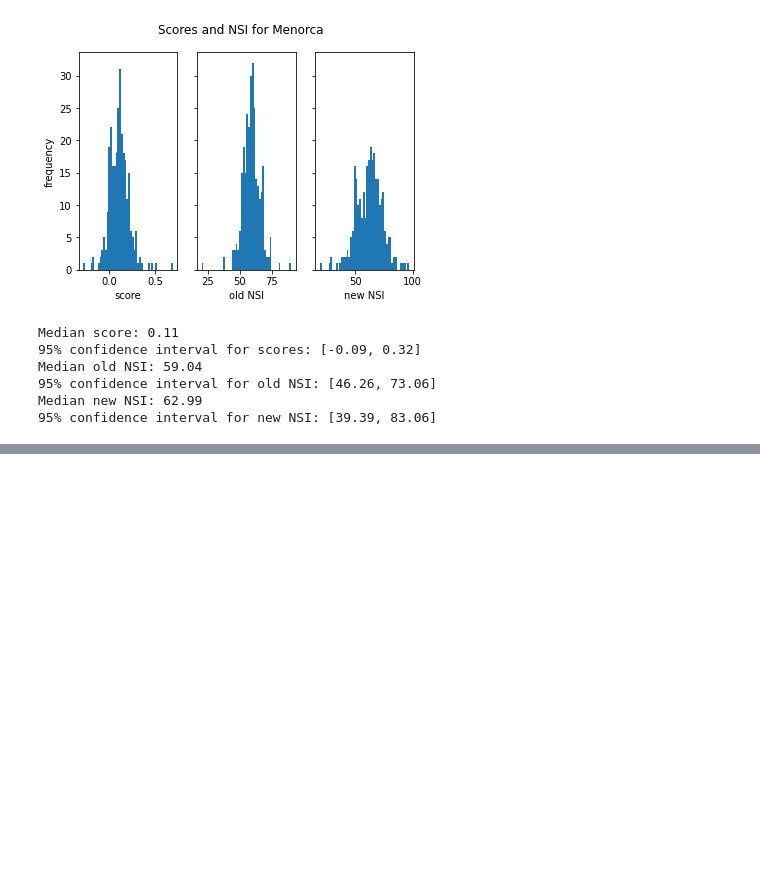
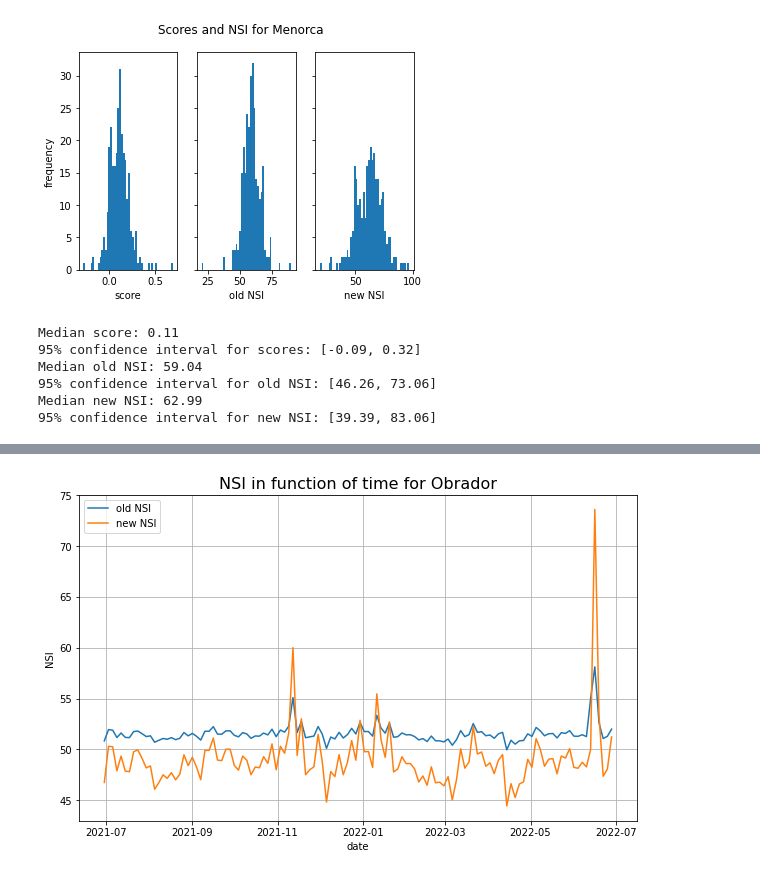
Before and after one commit to sergiolives19/Naveler, a Jupyter notebook: NSI/NSI.ipynb, the cells around one changed output, grey strips where cells are left out. Cells and saved outputs as stored; diff of their text form; code cells hidden in the pictures; blank space fills up the shorter version.

```diff
--- a/NSI/NSI.ipynb
+++ b/NSI/NSI.ipynb
@@ -272,0 +322,13 @@ Median new NSI: 62.99
+# %%
+obrador_reduced_dates, obrador_reduced_old_NSI, obrador_reduced_new_NSI = nsi_per_date(obrador_dates, obrador_old_NSI, obrador_new_NSI)
+fig, ax = plt.subplots()
+fig.set_size_inches(10, 6)
+ax.set_title("NSI in function of time for Obrador", fontsize=16)
+ax.set_xlabel("date")
+ax.set_ylabel("NSI")
+ax.plot(obrador_reduced_dates, obrador_reduced_old_NSI, obrador_reduced_dates, obrador_reduced_new_NSI)
+plt.legend(["old NSI", "new NSI"])
+plt.grid()
+plt.show()
+# %% [output]
+[figure, added]
```
Also changed, not shown: parts of 9 cells of this notebook.
